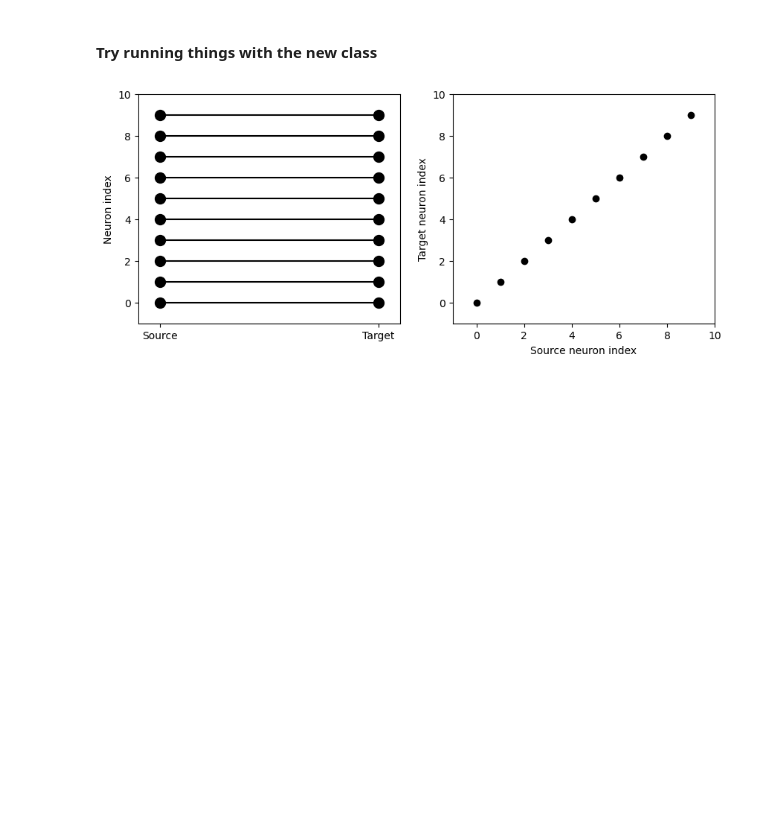
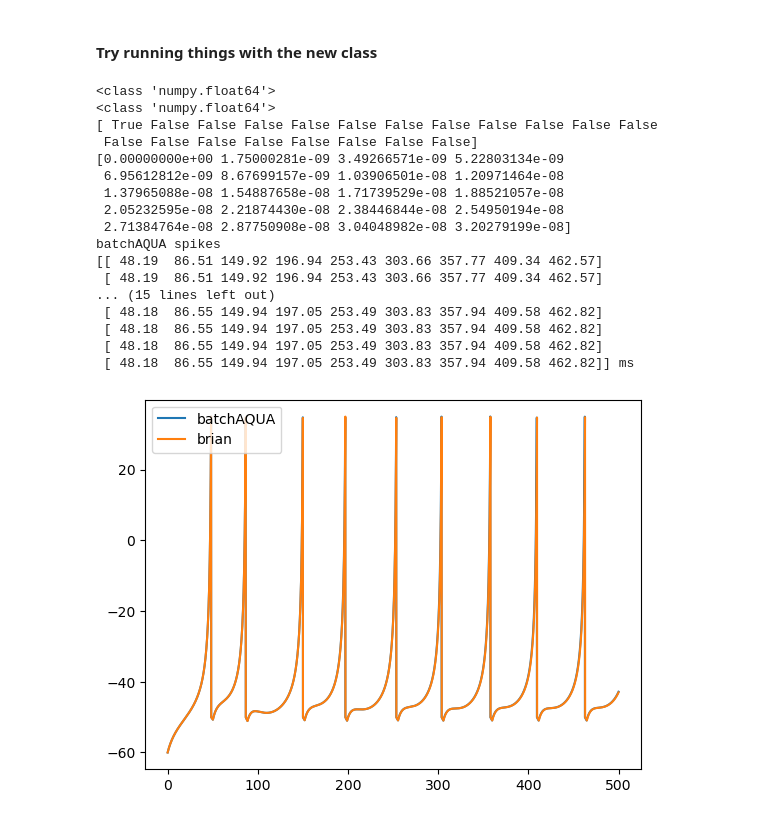
Before and after one commit to liammcs10/AQUA_project, a Jupyter notebook: brian2/AQUA_in_brian2.ipynb, the cells around one changed output. Cells and saved outputs as stored; diff of their text form; code cells hidden in the pictures; blank space fills up the shorter version.

Commit message:
Implementation of brian2 in batchAQUA_general

```diff
--- a/brian2/AQUA_in_brian2.ipynb
+++ b/brian2/AQUA_in_brian2.ipynb
@@ -293,23 +293,78 @@ def visualise_connectivity(S):
     xlabel('Source neuron index')
     ylabel('Target neuron index')
 # %%
+start_scope()
+
 
 N_neurons = 10
 
 RS = {'name': 'RS', 'C': 100, 'k': 0.7, 'v_r': -60, 'v_t': -40, 'v_peak': 35,
      'a': 0.03, 'b': -2, 'c': -50, 'd': 100, 'e': 0.2, 'f': 150., 'tau': 2.0}    # Class 1
+
+T = 500 # ms
+dt = 0.01
+N_iter = int(T/dt)
+
 params = []
 x_start = np.zeros((N_neurons, 3))
-I_inj = 100*np.ones(N_neurons)
+t_start = np.zeros(N_neurons)
+I_inj = 100.*np.ones((N_neurons, N_iter))
 for i in range(N_neurons):
     params.append(RS)
     x_start[i] = np.array([-60., 0., 0.])
 
 param_df = pd.DataFrame(params)
 
-batch = AQUAMeetBrian(param_df)
-G, autapses = batch.createBrian(x_start, I_inj)
+batch = batchAQUA(param_df)
+batch.Initialise(x_start, t_start)
 
-visualise_connectivity(autapses)
+
+G, autapses = batch.meetBrian()
+G.I = I_inj[:, 0]
+# simulation timestep
+defaultclock.dt = dt*ms
+M_v = StateMonitor(G, 'v', record = 0)
+spikemon = SpikeMonitor(G, record = True)
+net = Network(G, autapses, M_v, spikemon)
+plt.show()
+
+# Run both simulations
+net.run(T*ms)
+
+X, time, spikes = batch.update_batch(dt, N_iter, I_inj)
+
+plt.plot(time, X[0, 0], label = 'batchAQUA')
+plt.plot(M_v.t/ms, M_v.v[0], label = "brian")
+plt.legend()
+
+
+print(type(X[0, 0, 0]))
+print(type(M_v.v[0][0]))
+
+print(X[0, 0, :20] == M_v.v[0][:20])
+print(X[0, 0, :20] - M_v.v[0][:20])
+
+print("batchAQUA spikes")
+print(spikes[0])
+
+print("Brian spikes")
+print(spikemon.t[:].reshape((N_neurons, -1), order = 'F')[0])
 # %% [output]
+<class 'numpy.float64'>
+<class 'numpy.float64'>
+[ True False False False False False False False False False False False
+ False False False False False False False False]
+[0.00000000e+00 1.75000281e-09 3.49266571e-09 5.22803134e-09
+ 6.95612812e-09 8.67699157e-09 1.03906501e-08 1.20971464e-08
+ 1.37965088e-08 1.54887658e-08 1.71739529e-08 1.88521057e-08
+ 2.05232595e-08 2.21874430e-08 2.38446844e-08 2.54950194e-08
+ 2.71384764e-08 2.87750908e-08 3.04048982e-08 3.20279199e-08]
+batchAQUA spikes
+[[ 48.19  86.51 149.92 196.94 253.43 303.66 357.77 409.34 462.57]
+ [ 48.19  86.51 149.92 196.94 253.43 303.66 357.77 409.34 462.57]
+... (15 lines left out)
+ [ 48.18  86.55 149.94 197.05 253.49 303.83 357.94 409.58 462.82]
+ [ 48.18  86.55 149.94 197.05 253.49 303.83 357.94 409.58 462.82]
+ [ 48.18  86.55 149.94 197.05 253.49 303.83 357.94 409.58 462.82]
+ [ 48.18  86.55 149.94 197.05 253.49 303.83 357.94 409.58 462.82]] ms
-[figure, old version]
+[figure, new version]
```
Also changed, not shown: parts of 1 cell of this notebook, 2 other files.
